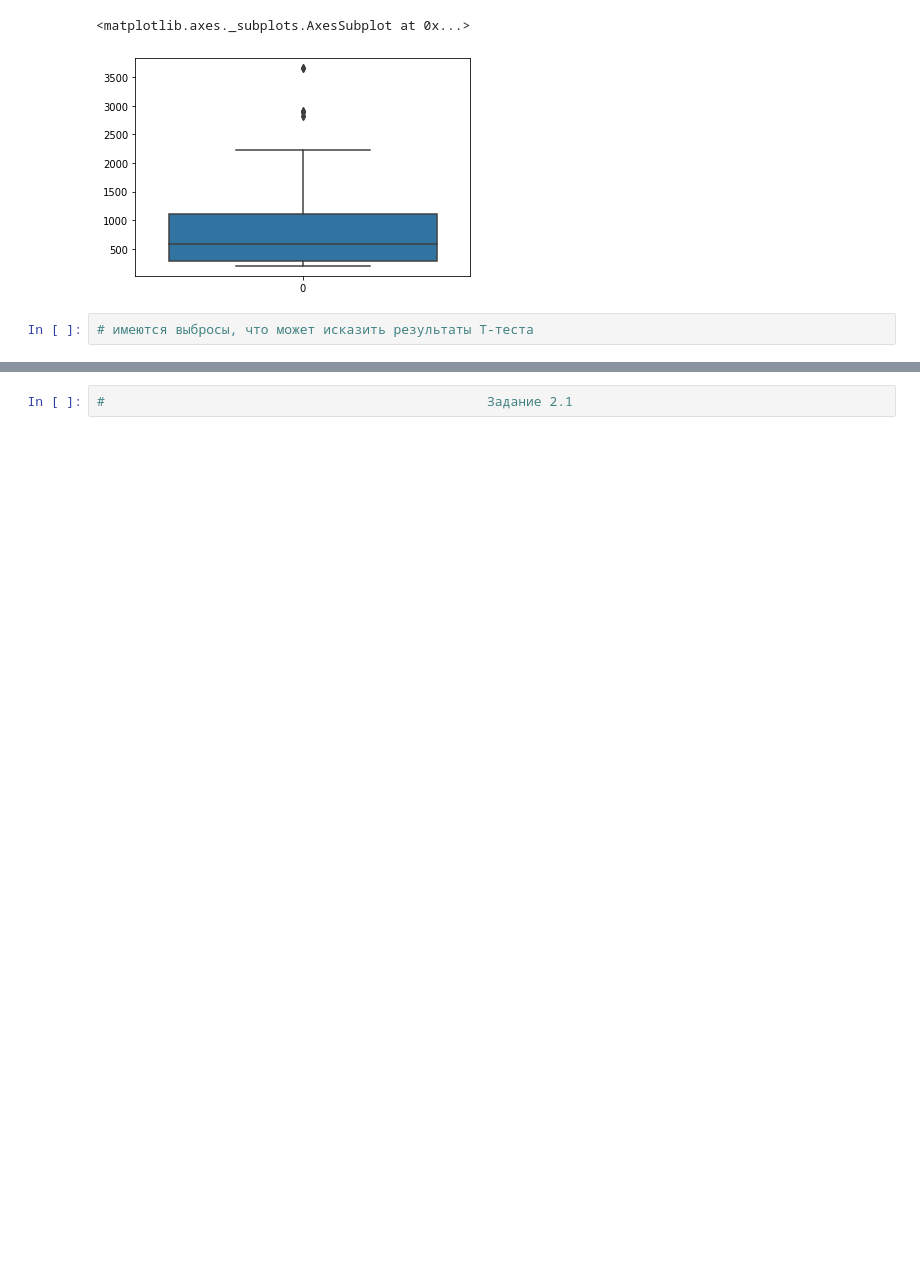
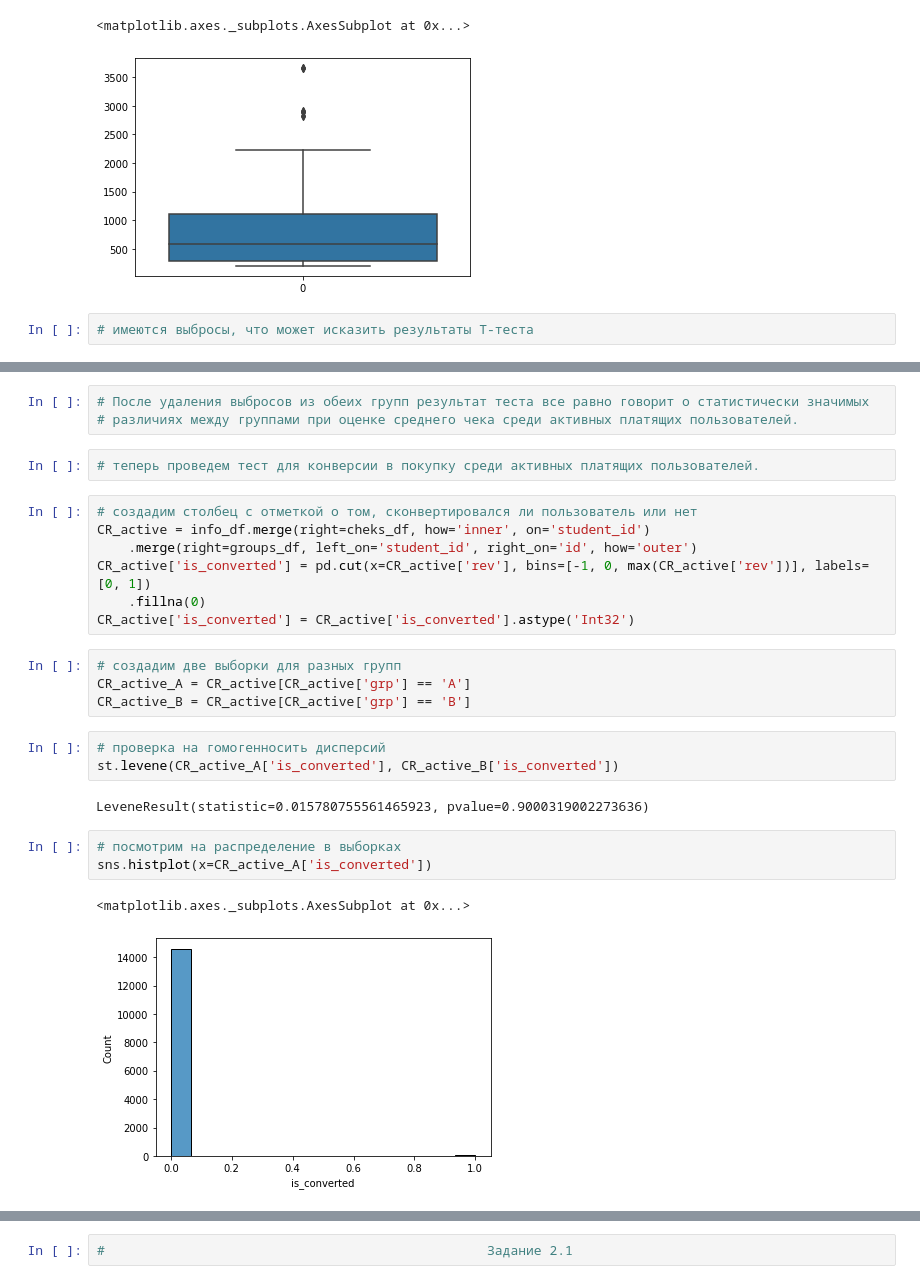
Before and after one commit to Callmewhateveryoulike/Karpov.courses-final-project, a Jupyter notebook: Final_project.ipynb, the cells around one changed output, grey strips where cells are left out. Cells and saved outputs as stored; diff of their text form; blank space fills up the shorter version.

```diff
--- a/Final_project.ipynb
+++ b/Final_project.ipynb
@@ -219,0 +244,27 @@ MannwhitneyuResult(statistic=15301.5, pvalue=2.9795874499994477e-08)
+# %%
+# После удаления выбросов из обеих групп результат теста все равно говорит о статистически значимых
+# различиях между группами при оценке среднего чека среди активных платящих пользователей.
+# %%
+# теперь проведем тест для конверсии в покупку среди активных платящих пользователей.
+# %%
+# создадим столбец с отметкой о том, сконвертировался ли пользователь или нет
+CR_active = info_df.merge(right=cheks_df, how='inner', on='student_id')
+    .merge(right=groups_df, left_on='student_id', right_on='id', how='outer')
+CR_active['is_converted'] = pd.cut(x=CR_active['rev'], bins=[-1, 0, max(CR_active['rev'])], labels=[0, 1])
+    .fillna(0)
+CR_active['is_converted'] = CR_active['is_converted'].astype('Int32')
+# %%
+# создадим две выборки для разных групп
+CR_active_A = CR_active[CR_active['grp'] == 'A']
+CR_active_B = CR_active[CR_active['grp'] == 'B']
+# %%
+# проверка на гомогенносить дисперсий
+st.levene(CR_active_A['is_converted'], CR_active_B['is_converted'])
+# %% [output]
+LeveneResult(statistic=0.015780755561465923, pvalue=0.9000319002273636)
+# %%
+# посмотрим на распределение в выборках
+sns.histplot(x=CR_active_A['is_converted'])
+# %% [output]
+<matplotlib.axes._subplots.AxesSubplot at 0x...>
+[figure, added]
```
Also changed, not shown: parts of 89 cells of this notebook.
